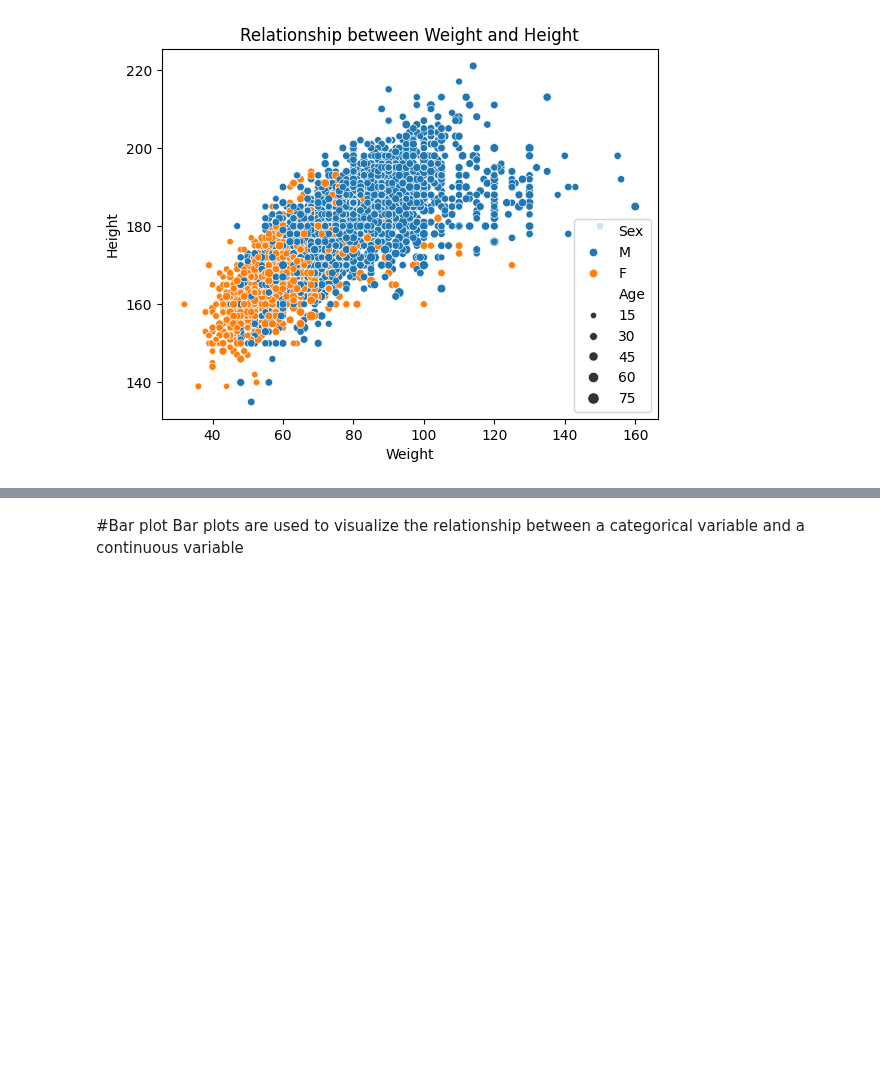
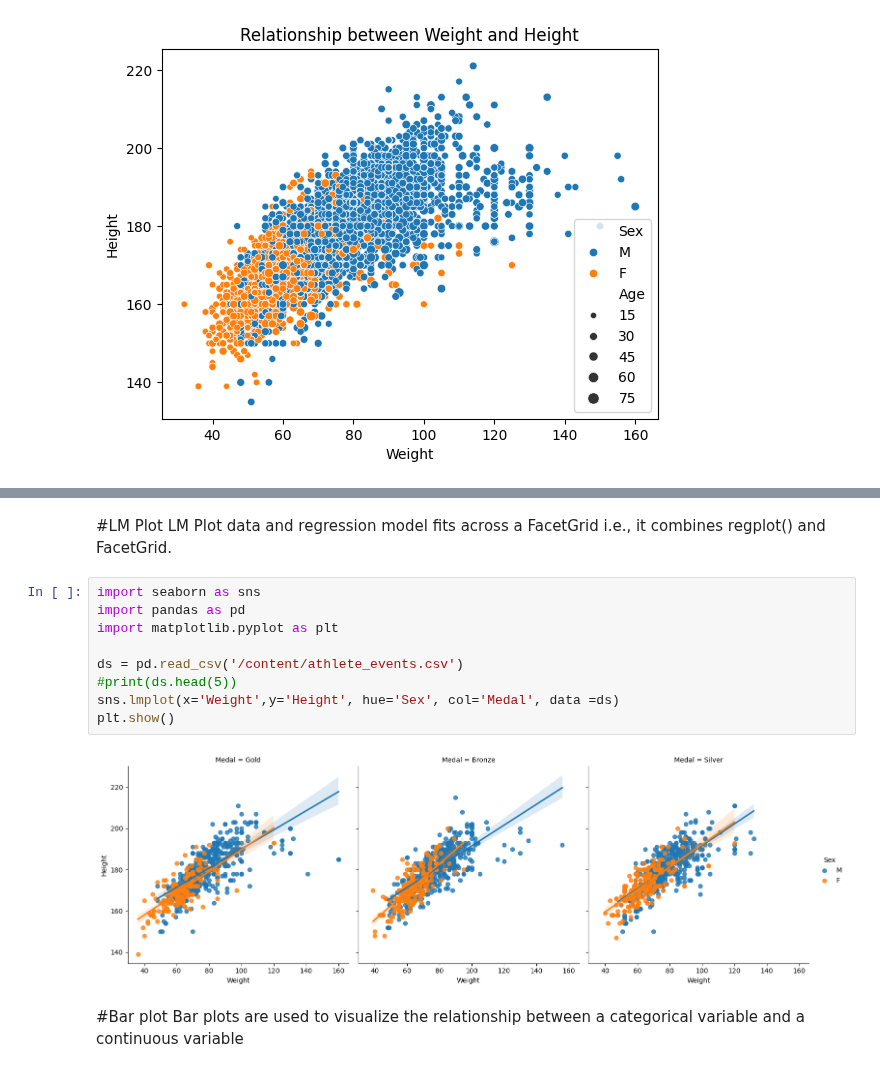
Before and after one commit to kjeyaram-orcl/DataScience, a Jupyter notebook: DataVisualization/dv_practise1.ipynb, the cells around one changed output, grey strips where cells are left out. Cells and saved outputs as stored; diff of their text form; blank space fills up the shorter version.

```diff
--- a/DataVisualization/dv_practise1.ipynb
+++ b/DataVisualization/dv_practise1.ipynb
@@ -19,3 +50,17 @@ plt.show()
+# %% [markdown]
+#LM Plot
+LM Plot data and regression model fits across a FacetGrid i.e., it combines regplot() and FacetGrid.
+# %%
+import seaborn as sns
+import pandas as pd
+import matplotlib.pyplot as plt
+
+ds = pd.read_csv('/content/athlete_events.csv')
+#print(ds.head(5))
+sns.lmplot(x='Weight',y='Height', hue='Sex', col='Medal', data =ds)
+plt.show()
+# %% [output]
+[figure, added]
 # %% [markdown]
 #Bar plot
 Bar plots are used to visualize the relationship between a categorical variable and a continuous variable
```
Also changed, not shown: parts of 5 cells of this notebook.
